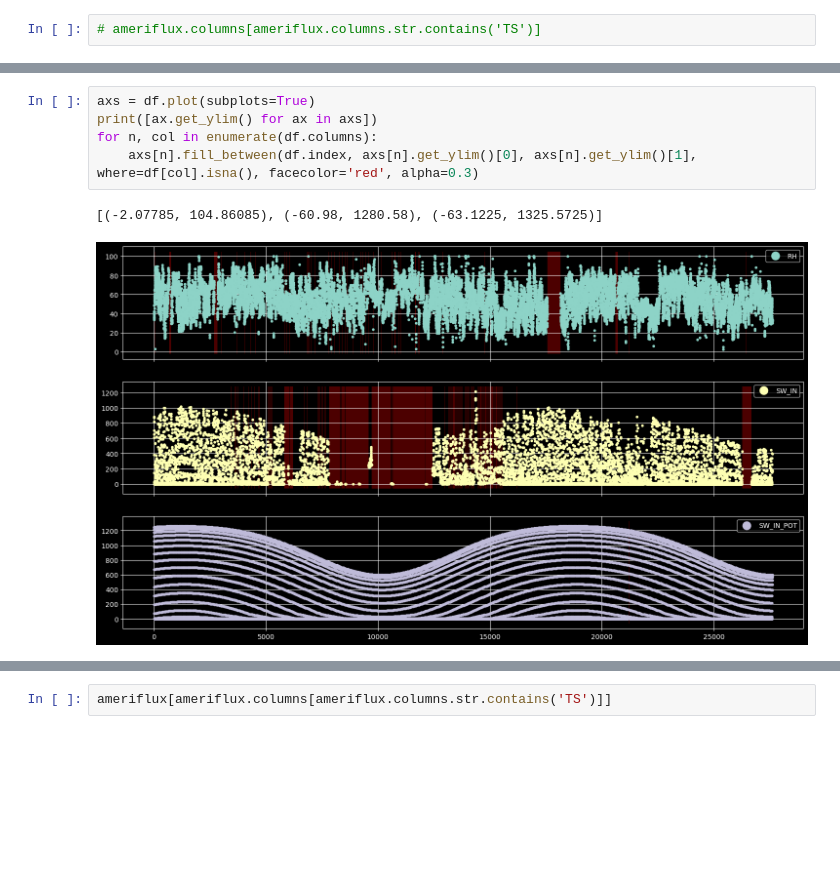
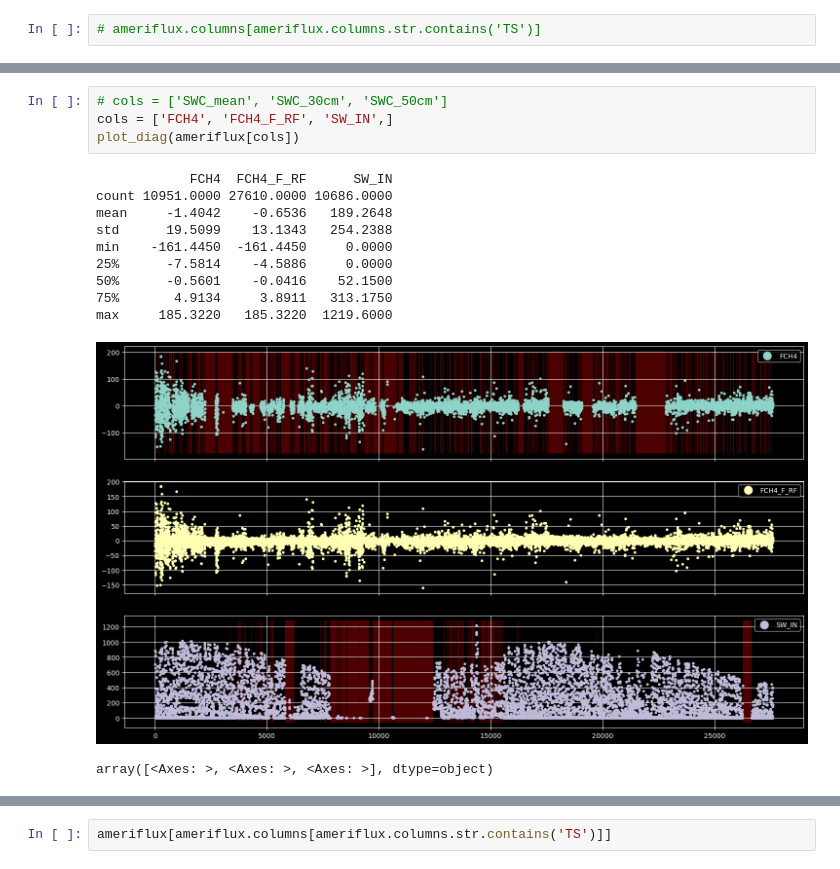
Before and after one commit to ottobriner/atmos-flux-data, a Jupyter notebook: atmos-output.ipynb, the cells around one changed output, grey strips where cells are left out. Cells and saved outputs as stored; diff of their text form; blank space fills up the shorter version.

Commit message:
ameriflux formatting and diagnostic plots

```diff
--- a/atmos-output.ipynb
+++ b/atmos-output.ipynb
@@ -66,8 +47,16 @@ df.describe()
-# %%
-axs = df.plot(subplots=True)
-print([ax.get_ylim() for ax in axs])
-for n, col in enumerate(df.columns):
-    axs[n].fill_between(df.index, axs[n].get_ylim()[0], axs[n].get_ylim()[1], where=df[col].isna(), facecolor='red', alpha=0.3)
-# %% [output]
-[(-2.07785, 104.86085), (-60.98, 1280.58), (-63.1225, 1325.5725)]
-[figure, removed]
+# %%
+# cols = ['SWC_mean', 'SWC_30cm', 'SWC_50cm']
+cols = ['FCH4', 'FCH4_F_RF', 'SW_IN',]
+plot_diag(ameriflux[cols])
+# %% [output]
+            FCH4  FCH4_F_RF      SW_IN
+count 10951.0000 27610.0000 10686.0000
+mean     -1.4042    -0.6536   189.2648
+std      19.5099    13.1343   254.2388
+min    -161.4450  -161.4450     0.0000
+25%      -7.5814    -4.5886     0.0000
+50%      -0.5601    -0.0416    52.1500
+75%       4.9134     3.8911   313.1750
+max     185.3220   185.3220  1219.6000
+[figure, added]
+array([<Axes: >, <Axes: >, <Axes: >], dtype=object)
```
Also changed, not shown: parts of 4 cells of this notebook, 1 other file.
